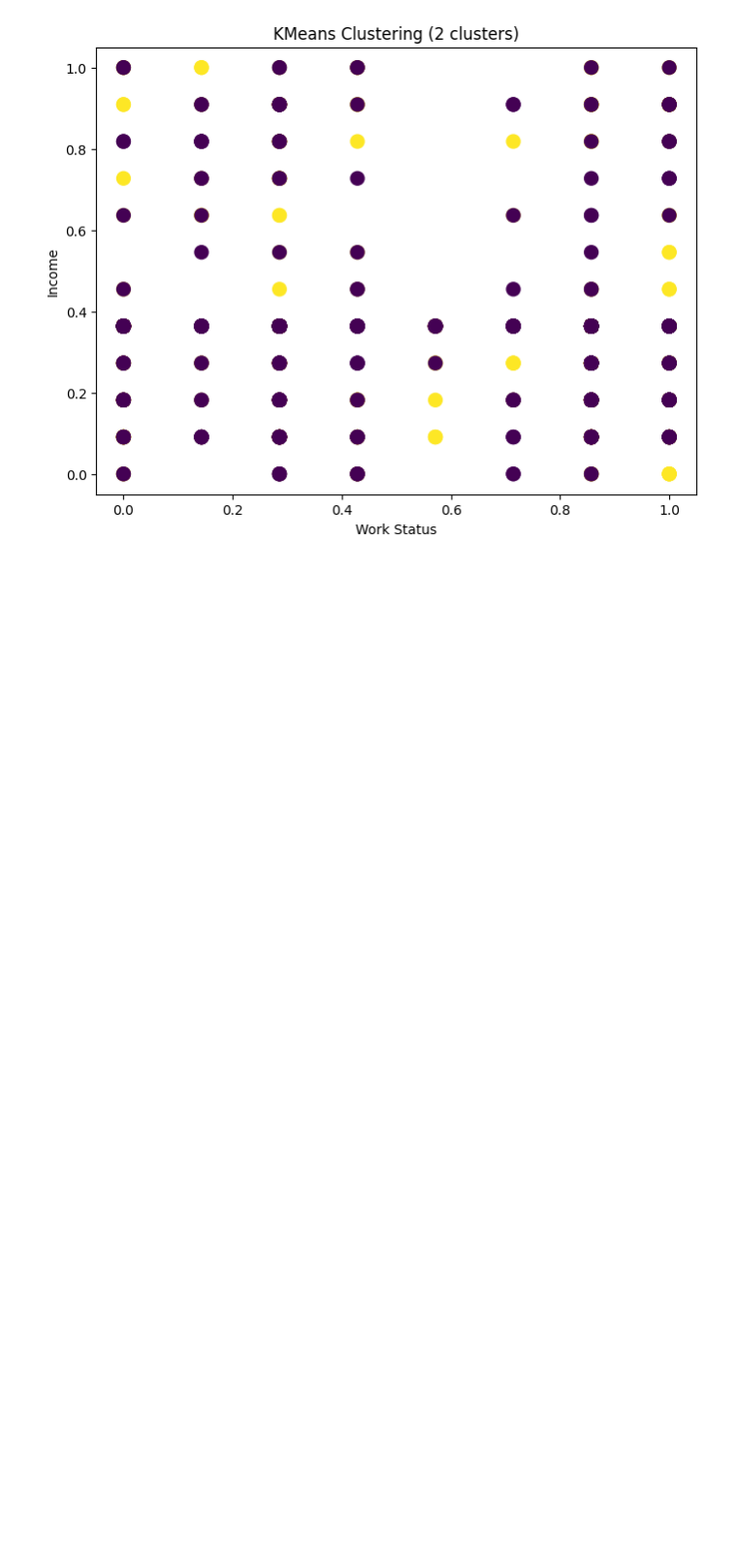
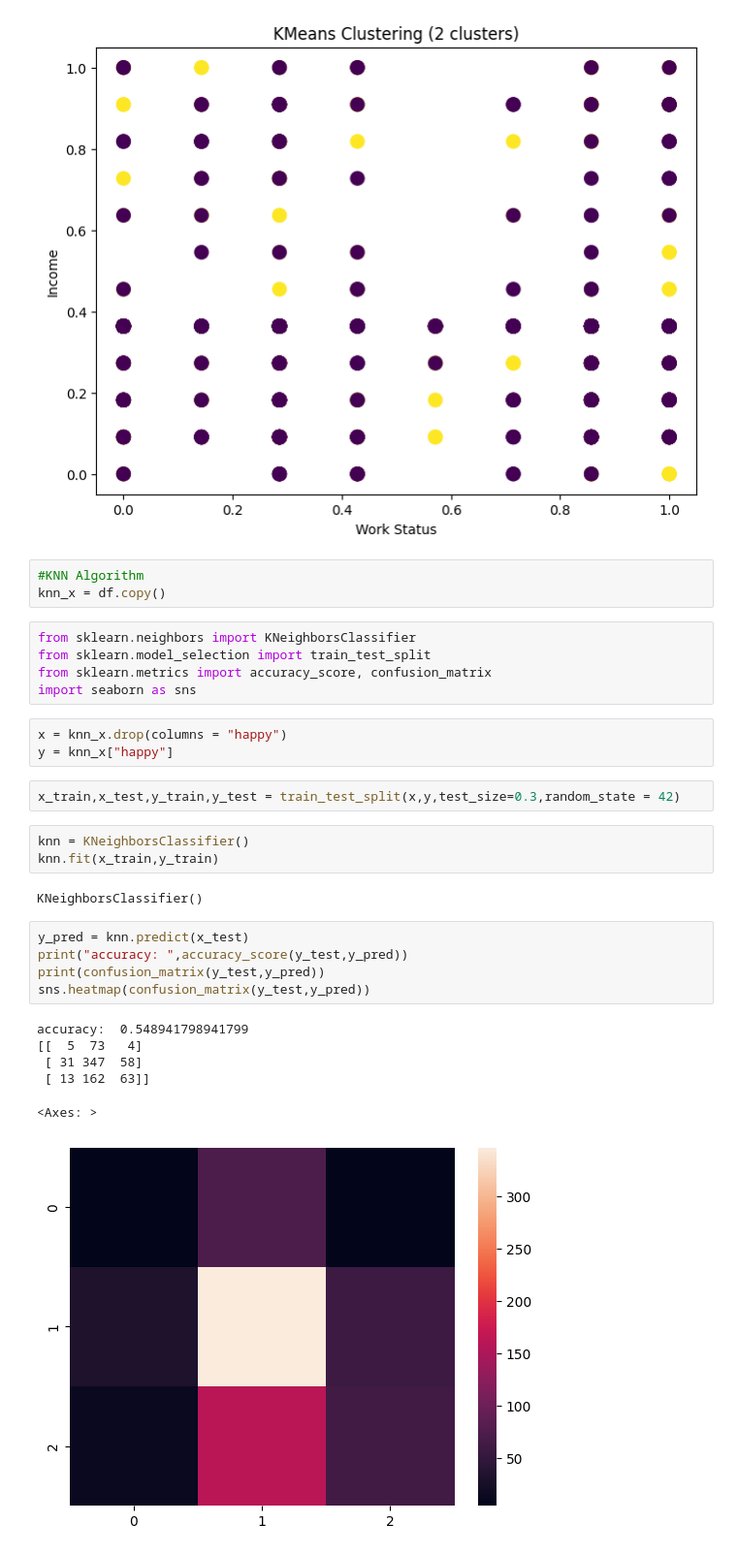
Before and after one commit to Vishal-257/EDA_DA, a Jupyter notebook: eda_da.ipynb, the cells around one changed output. Shown: that part at 97% size. Cells and saved outputs as stored; diff of their text form; blank space fills up the shorter version.

```diff
--- a/eda_da.ipynb
+++ b/eda_da.ipynb
@@ -308,3 +308,33 @@ plt.title('KMeans Clustering (2 clusters)')
 # %% [output]
 Text(0.5, 1.0, 'KMeans Clustering (2 clusters)')
 [figure]
+# %%
+#KNN Algorithm
+knn_x = df.copy()
+# %%
+from sklearn.neighbors import KNeighborsClassifier
+from sklearn.model_selection import train_test_split
+from sklearn.metrics import accuracy_score, confusion_matrix
+import seaborn as sns
+# %%
+x = knn_x.drop(columns = "happy")
+y = knn_x["happy"]
+# %%
+x_train,x_test,y_train,y_test = train_test_split(x,y,test_size=0.3,random_state = 42)
+# %%
+knn = KNeighborsClassifier()
+knn.fit(x_train,y_train)
+# %% [output]
+KNeighborsClassifier()
+# %%
+y_pred = knn.predict(x_test)
+print("accuracy: ",accuracy_score(y_test,y_pred))
+print(confusion_matrix(y_test,y_pred))
+sns.heatmap(confusion_matrix(y_test,y_pred))
+# %% [output]
+accuracy:  0.548941798941799
+[[  5  73   4]
+ [ 31 347  58]
+ [ 13 162  63]]
+<Axes: >
+[figure, added]
```
Also changed, not shown: parts of 8 cells of this notebook.
